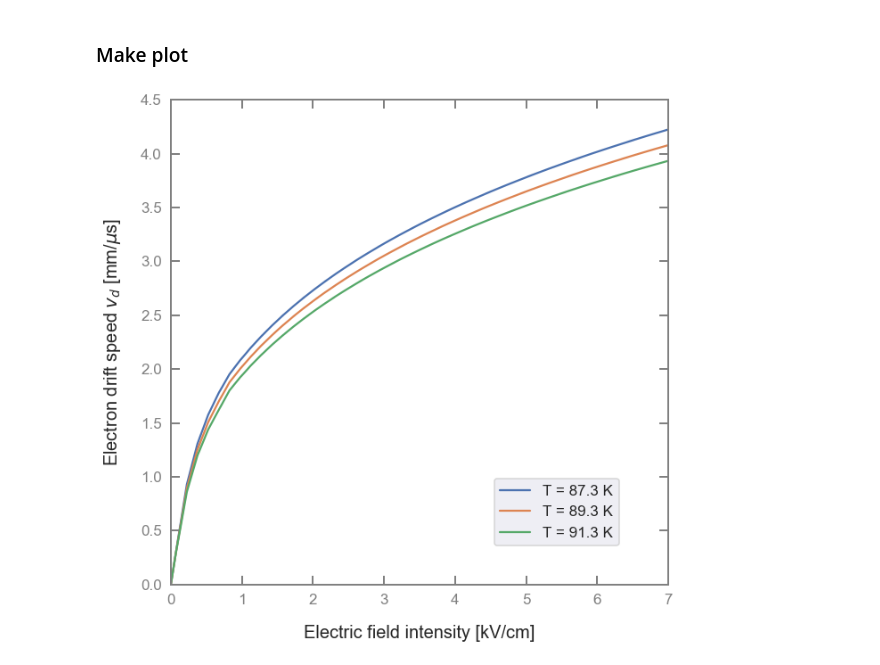
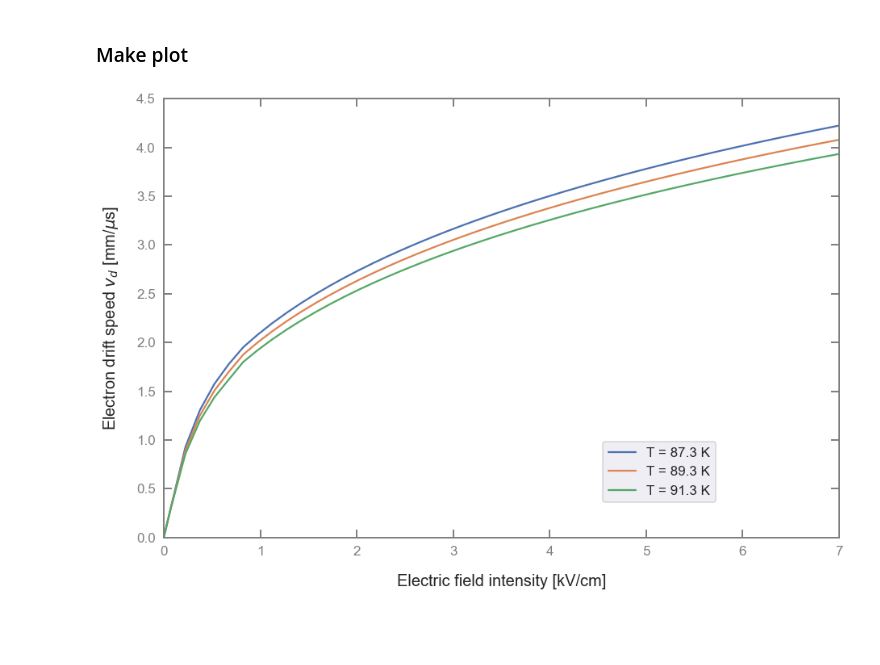
Before and after one commit to RomanMBerner/e_driftSpeed_in_LAr, a Jupyter notebook: e_driftSpeed_in_LAr.ipynb, the cells around one changed output. Saved outputs shown, nothing was run; the diff lists cells and outputs as text; code cells hidden in the pictures; blank space fills up the shorter version.

```diff
--- a/e_driftSpeed_in_LAr.ipynb
+++ b/e_driftSpeed_in_LAr.ipynb
@@ -58,7 +58,7 @@ def fit_function(E, T):
 ### Make plot
 # %%
 seaborn.set(rc={'figure.figsize':(15, 10),})
-seaborn.set(rc={'figure.figsize':(10, 10),})
+#seaborn.set(rc={'figure.figsize':(10, 10),})
 seaborn.set_context('talk') # or paper
 
 # Produce fitted points
@@ -114,31 +114,31 @@ ax.tick_params(direction='in', length=10, width=2,                 # direction,
 ax.set_xlim((E_min,7.))
 #ax.set_xlim((0.,4.))
 ax.set_ylim((0.,4.5))
 
 #plt.errorbar(x_vals,y_vals,xerr=x_err,yerr=y_err,fmt='o',label='Data') # fmt='-o'
 #plt.plot(fit_boxModel_x,fit_boxModel_y,'r-',label=r'Box Model Fit: $Q_0 = %3.1f \pm %3.1f , \beta = %3.3f \pm %3.3f$' %(Q0_boxModel,Q0_boxModel_err,beta_boxModel,beta_boxModel_err))
 #plt.plot(fit_birksModel_x,fit_birksModel_y,'g-',label=r'Birks Model Fit: $Q_0 = %3.1f \pm %3.1f , k_E = %3.3f \pm %3.3f$' %(Q0_birksModel,Q0_birksModel_err,k_birksModel,k_birksModel_err))
 
 for T_index, T in enumerate(T_values):
     plt.plot(x_values[T_index], y_values[T_index], '-', label=r'T = %3.1f K' %(T))
 
 # Legend
 plt.legend(loc=[0.65,0.08], prop={'size': 17})
 #plt.legend(loc=[0.75,0.85], prop={'size': 17}) # loc='upper right', 'best'
 
 # Axis labels
 axis_labels = ['Electric field intensity [kV/cm]', 'Electron drift speed $v_{d}$ [mm/$\mu$s]']
 plt.xlabel(axis_labels[0], fontsize=20, labelpad=20)
 plt.ylabel(axis_labels[1], fontsize=20, labelpad=20)
 
 # Logarithmic y axis
 #plt.ylim(bottom=0.9) #, top=200)
 #plt.yscale('linear') # linear, log
 
 # Save figure
 save_name = 'electron_driftVelocity_vs_Efield.png'
 plt.savefig(save_name, dpi=400) # bbox_inches='tight'
 #plt.close()
 #plt.show()
 # %% [output]
-[figure, old version]
+[figure, new version]
```
Also changed, not shown: parts of 1 cell of this notebook, 2 other files.
